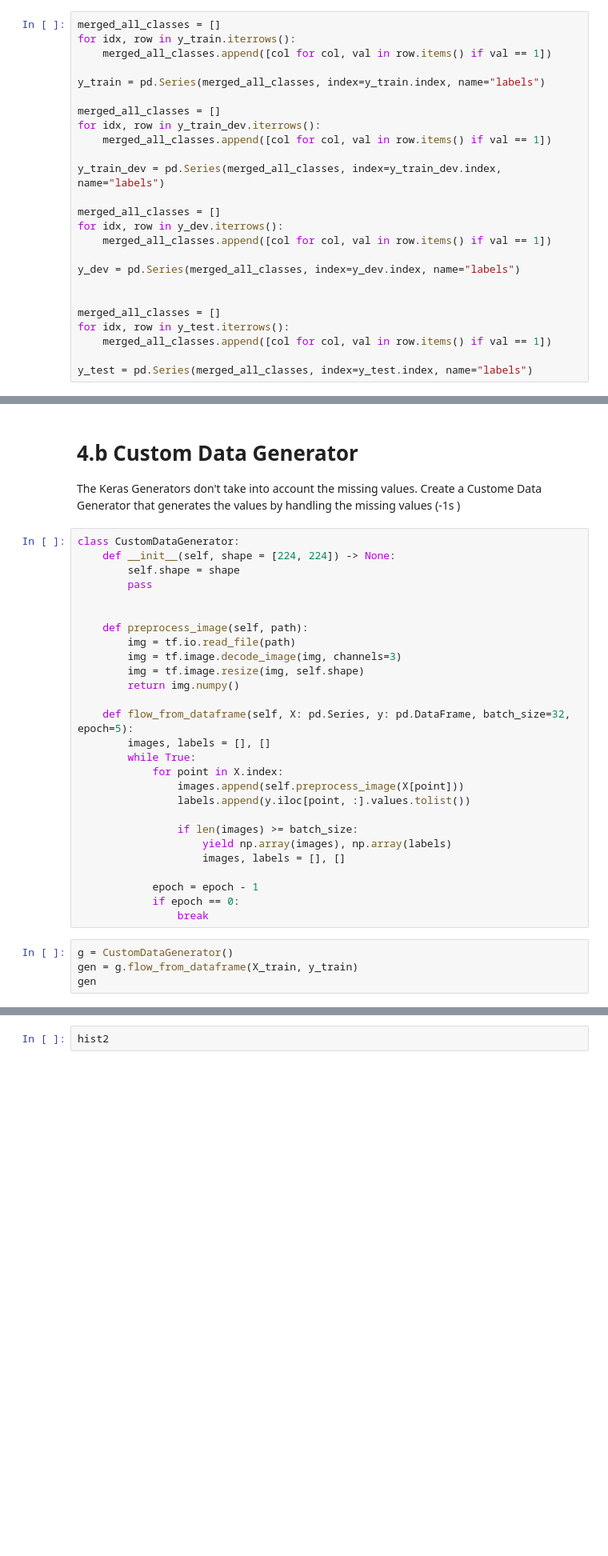
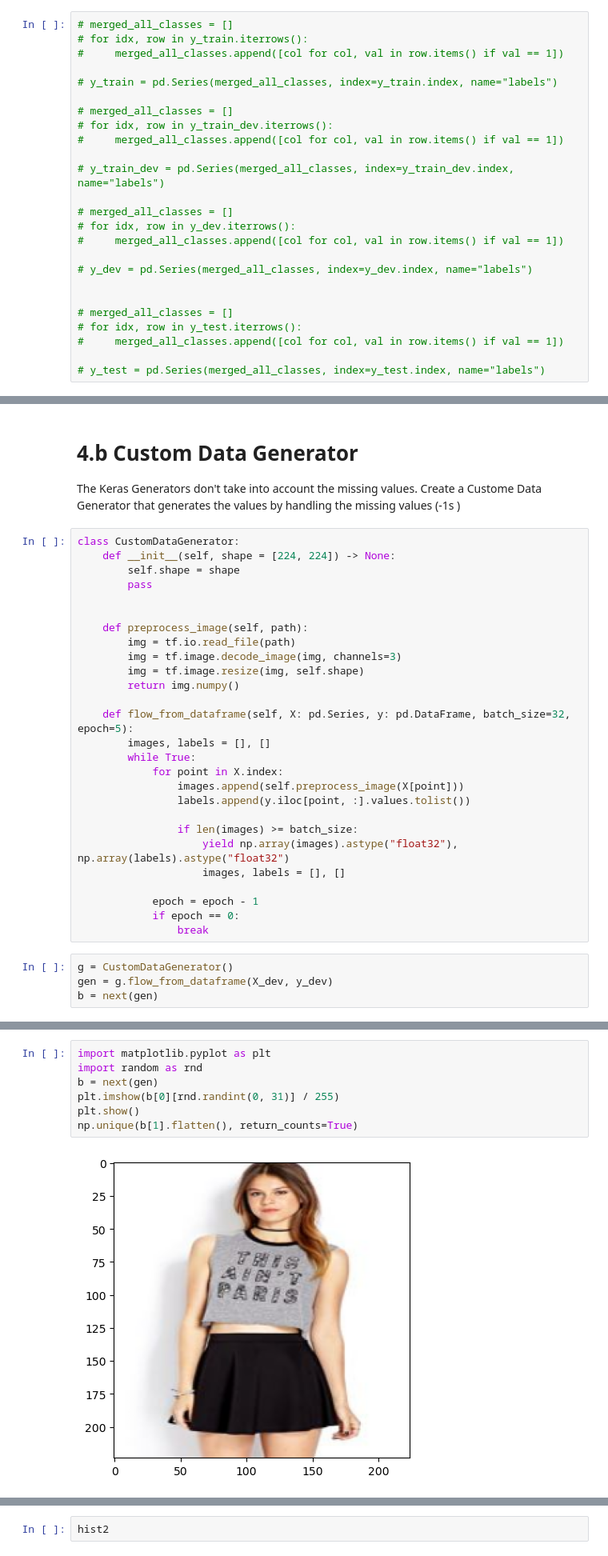
Before and after one commit to melihkacaman/SimilarProducts, a Jupyter notebook: notebooks/16 Adding More Data For Multioutput Models.ipynb, the cells around one changed output, grey strips where cells are left out. Shown at 80% size. Cells and saved outputs as stored; diff of their text form; blank space fills up the shorter version.

```diff
--- a/notebooks/16 Adding More Data For Multioutput Models.ipynb
+++ b/notebooks/16 Adding More Data For Multioutput Models.ipynb
@@ -118,28 +118,28 @@ y_test = test_set.iloc[:, 1:]
 # %% [markdown]
 # 4. Keras Data Generators
 # %%
-merged_all_classes = []
-for idx, row in y_train.iterrows():
-    merged_all_classes.append([col for col, val in row.items() if val == 1])
+# merged_all_classes = []
+# for idx, row in y_train.iterrows():
+#     merged_all_classes.append([col for col, val in row.items() if val == 1])
 
-y_train = pd.Series(merged_all_classes, index=y_train.index, name="labels")
+# y_train = pd.Series(merged_all_classes, index=y_train.index, name="labels")
 
-merged_all_classes = []
-for idx, row in y_train_dev.iterrows():
-    merged_all_classes.append([col for col, val in row.items() if val == 1])
+# merged_all_classes = []
+# for idx, row in y_train_dev.iterrows():
+#     merged_all_classes.append([col for col, val in row.items() if val == 1])
 
-y_train_dev = pd.Series(merged_all_classes, index=y_train_dev.index, name="labels")
+# y_train_dev = pd.Series(merged_all_classes, index=y_train_dev.index, name="labels")
 
-merged_all_classes = []
-for idx, row in y_dev.iterrows():
-    merged_all_classes.append([col for col, val in row.items() if val == 1])
+# merged_all_classes = []
+# for idx, row in y_dev.iterrows():
+#     merged_all_classes.append([col for col, val in row.items() if val == 1])
 
-y_dev = pd.Series(merged_all_classes, index=y_dev.index, name="labels")
+# y_dev = pd.Series(merged_all_classes, index=y_dev.index, name="labels")
 
 
-merged_all_classes = []
-for idx, row in y_test.iterrows():
-    merged_all_classes.append([col for col, val in row.items() if val == 1])
+# merged_all_classes = []
+# for idx, row in y_test.iterrows():
+#     merged_all_classes.append([col for col, val in row.items() if val == 1])
 
-y_test = pd.Series(merged_all_classes, index=y_test.index, name="labels")
+# y_test = pd.Series(merged_all_classes, index=y_test.index, name="labels")
 # %%
@@ -231,7 +231,7 @@ class CustomDataGenerator:
                 labels.append(y.iloc[point, :].values.tolist())
 
                 if len(images) >= batch_size:
-                    yield np.array(images), np.array(labels)
+                    yield np.array(images).astype("float32"), np.array(labels).astype("float32")
                     images, labels = [], []
 
             epoch = epoch - 1
@@ -239,5 +239,5 @@ class CustomDataGenerator:
                 break
 # %%
 g = CustomDataGenerator()
-gen = g.flow_from_dataframe(X_train, y_train)
-gen
+gen = g.flow_from_dataframe(X_dev, y_dev)
+b = next(gen)
@@ -245,0 +244,9 @@ gen
+# %%
+import matplotlib.pyplot as plt
+import random as rnd
+b = next(gen)
+plt.imshow(b[0][rnd.randint(0, 31)] / 255)
+plt.show()
+np.unique(b[1].flatten(), return_counts=True)
+# %% [output]
+[figure, added]
```
Also changed, not shown: parts of 10 cells of this notebook.
